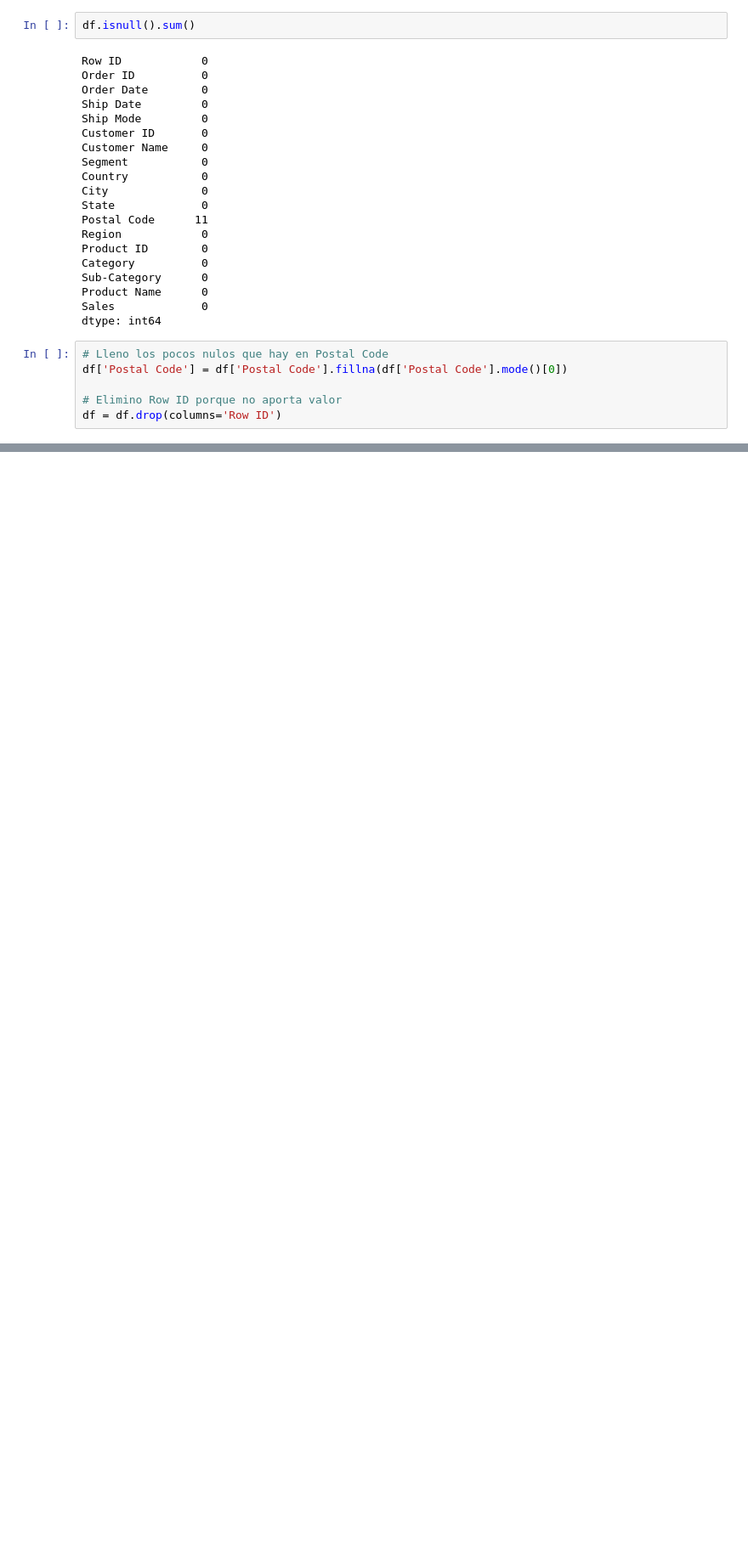
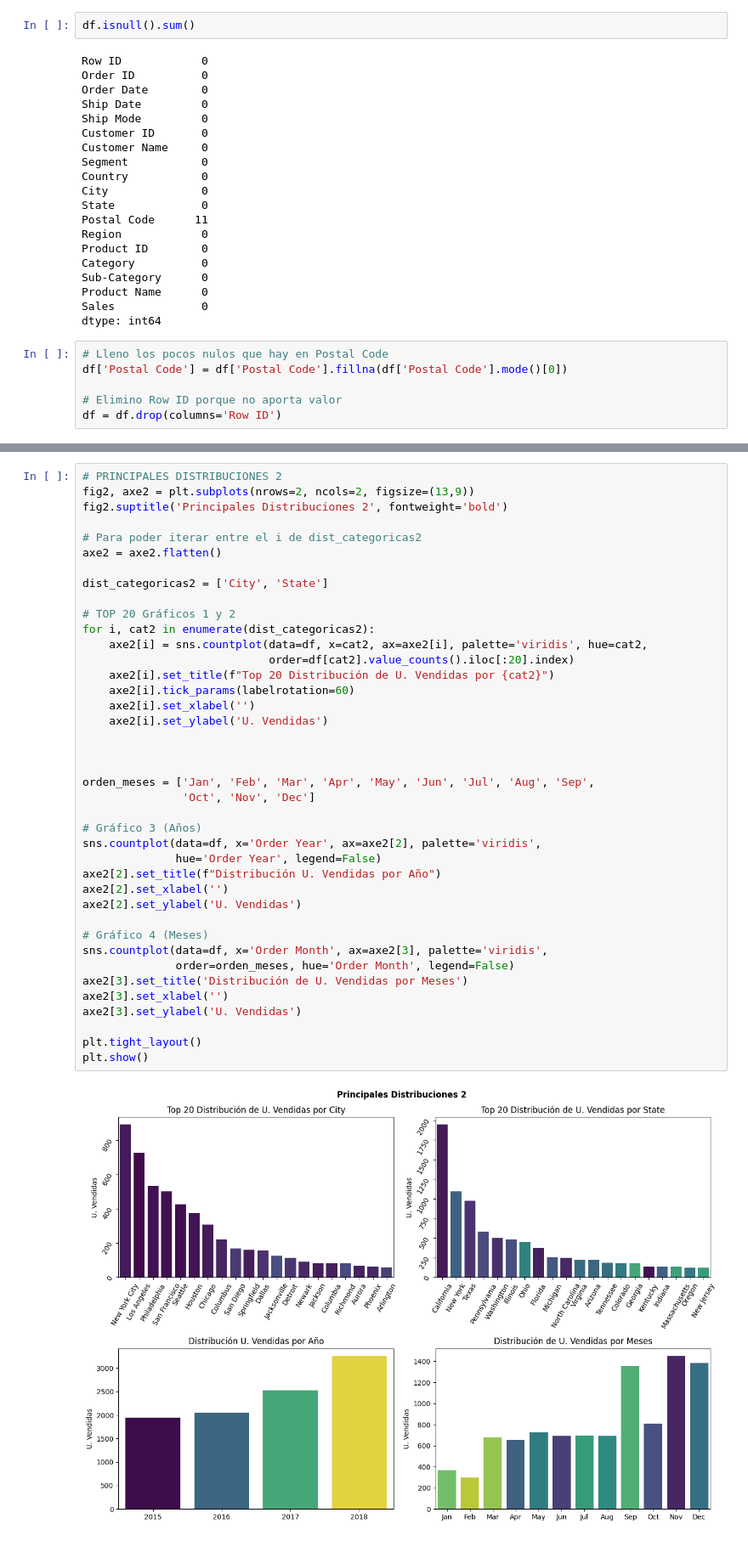
Before and after one commit to christianV1zcardo/Proyect_superstore_sales, a Jupyter notebook: superstore_sales.ipynb, the cells around one changed output, grey strips where cells are left out. Shown at 85% size. Drawn from its saved outputs; the diff is of its cells as text; blank space fills up the shorter version.

```diff
--- a/superstore_sales.ipynb
+++ b/superstore_sales.ipynb
@@ -123,0 +123,42 @@ plt.show()
+# %%
+# PRINCIPALES DISTRIBUCIONES 2
+fig2, axe2 = plt.subplots(nrows=2, ncols=2, figsize=(13,9))
+fig2.suptitle('Principales Distribuciones 2', fontweight='bold')
+
+# Para poder iterar entre el i de dist_categoricas2
+axe2 = axe2.flatten()
+
+dist_categoricas2 = ['City', 'State']
+
+# TOP 20 Gráficos 1 y 2
+for i, cat2 in enumerate(dist_categoricas2):
+    axe2[i] = sns.countplot(data=df, x=cat2, ax=axe2[i], palette='viridis', hue=cat2,
+                            order=df[cat2].value_counts().iloc[:20].index)
+    axe2[i].set_title(f"Top 20 Distribución de U. Vendidas por {cat2}")
+    axe2[i].tick_params(labelrotation=60)
+    axe2[i].set_xlabel('')
+    axe2[i].set_ylabel('U. Vendidas')
+
+
+
+orden_meses = ['Jan', 'Feb', 'Mar', 'Apr', 'May', 'Jun', 'Jul', 'Aug', 'Sep',
+               'Oct', 'Nov', 'Dec']
+
+# Gráfico 3 (Años)
+sns.countplot(data=df, x='Order Year', ax=axe2[2], palette='viridis',
+              hue='Order Year', legend=False)
+axe2[2].set_title(f"Distribución U. Vendidas por Año")
+axe2[2].set_xlabel('')
+axe2[2].set_ylabel('U. Vendidas')
+
+# Gráfico 4 (Meses)
+sns.countplot(data=df, x='Order Month', ax=axe2[3], palette='viridis',
+              order=orden_meses, hue='Order Month', legend=False)
+axe2[3].set_title('Distribución de U. Vendidas por Meses')
+axe2[3].set_xlabel('')
+axe2[3].set_ylabel('U. Vendidas')
+
+plt.tight_layout()
+plt.show()
+# %% [output]
+[figure, added]
```
Also changed, not shown: parts of 3 cells of this notebook, 3 other files.
